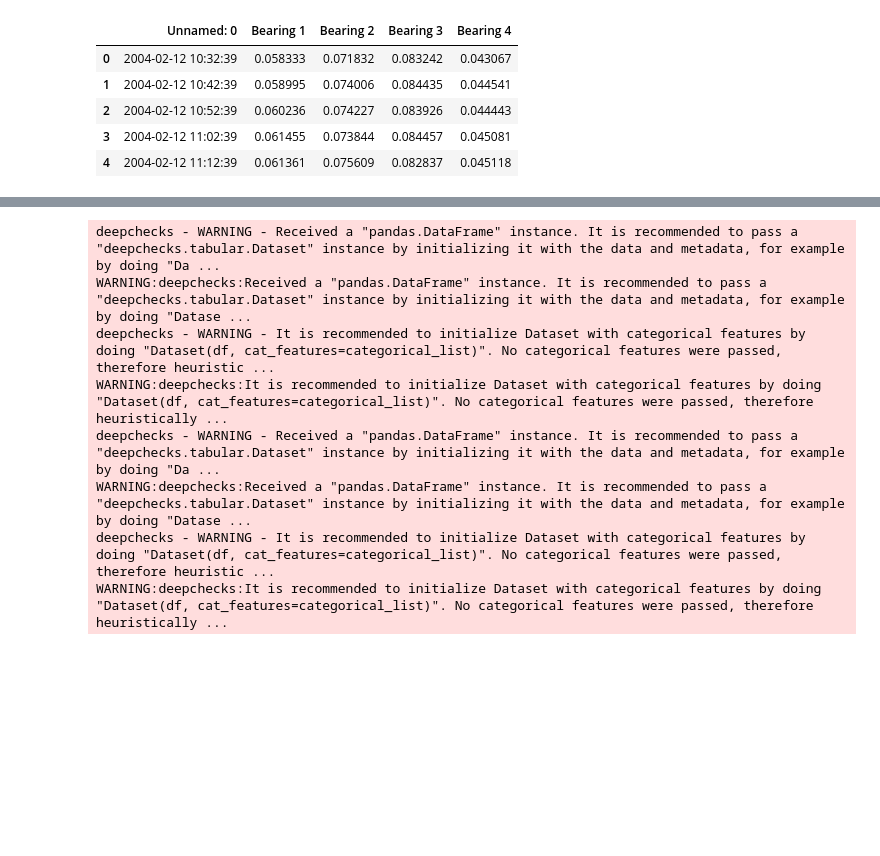
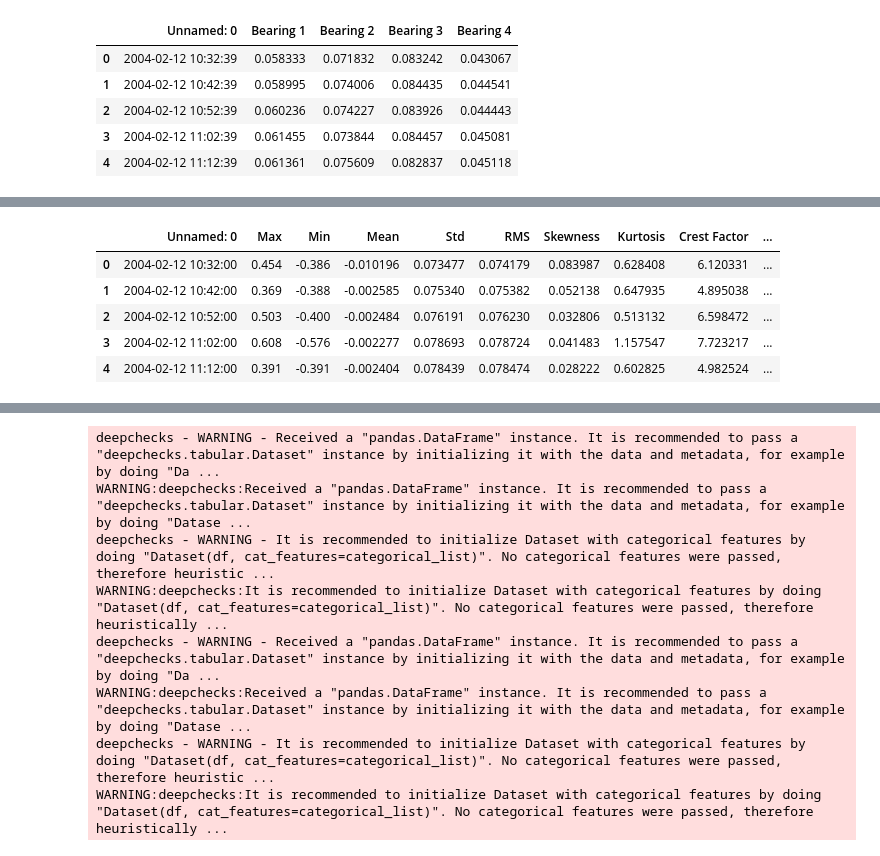
Before and after one commit to NirajBagh/Drift-Detection-in-Industrial-Running-Machines, a Jupyter notebook: Drift_Detection.ipynb, the cells around one changed output, grey strips where cells are left out. Cells and saved outputs as stored; diff of their text form; code cells hidden in the pictures; blank space fills up the shorter version.

```diff
--- a/Drift_Detection.ipynb
+++ b/Drift_Detection.ipynb
@@ -199 +291,10 @@ data=data.drop(columns=['Unnamed: 0'])
+# %%
+Time_feature_matrix.head()
+# %% [output]
+|  | Unnamed: 0 | Max | Min | Mean | Std | RMS | Skewness | Kurtosis | Crest Factor | ... |
+| 0 | 2004-02-12 10:32:00 | 0.454 | -0.386 | -0.010196 | 0.073477 | 0.074179 | 0.083987 | 0.628408 | 6.120331 | ... |
+| 1 | 2004-02-12 10:42:00 | 0.369 | -0.388 | -0.002585 | 0.075340 | 0.075382 | 0.052138 | 0.647935 | 4.895038 | ... |
+| 2 | 2004-02-12 10:52:00 | 0.503 | -0.400 | -0.002484 | 0.076191 | 0.076230 | 0.032806 | 0.513132 | 6.598472 | ... |
+| 3 | 2004-02-12 11:02:00 | 0.608 | -0.576 | -0.002277 | 0.078693 | 0.078724 | 0.041483 | 1.157547 | 7.723217 | ... |
+| 4 | 2004-02-12 11:12:00 | 0.391 | -0.391 | -0.002404 | 0.078439 | 0.078474 | 0.028222 | 0.602825 | 4.982524 | ... |
 # %%
```
Also changed, not shown: parts of 38 cells of this notebook.
